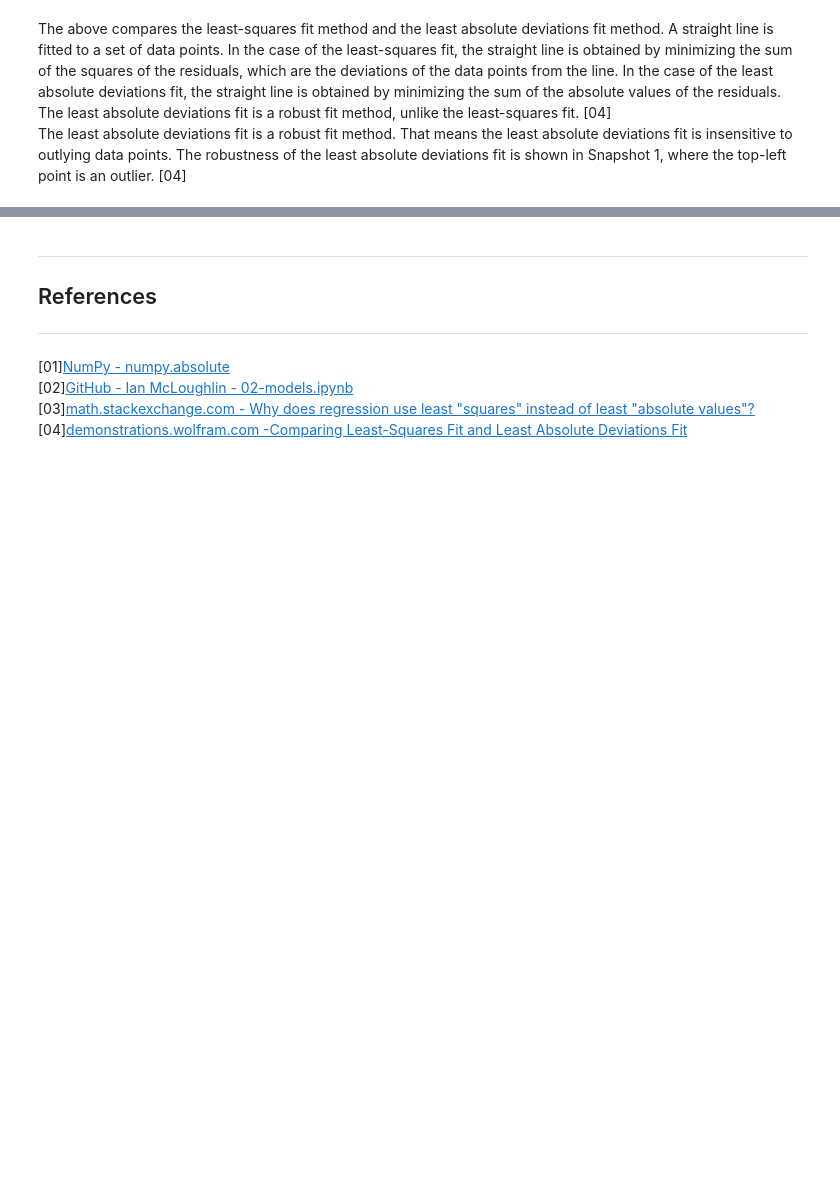
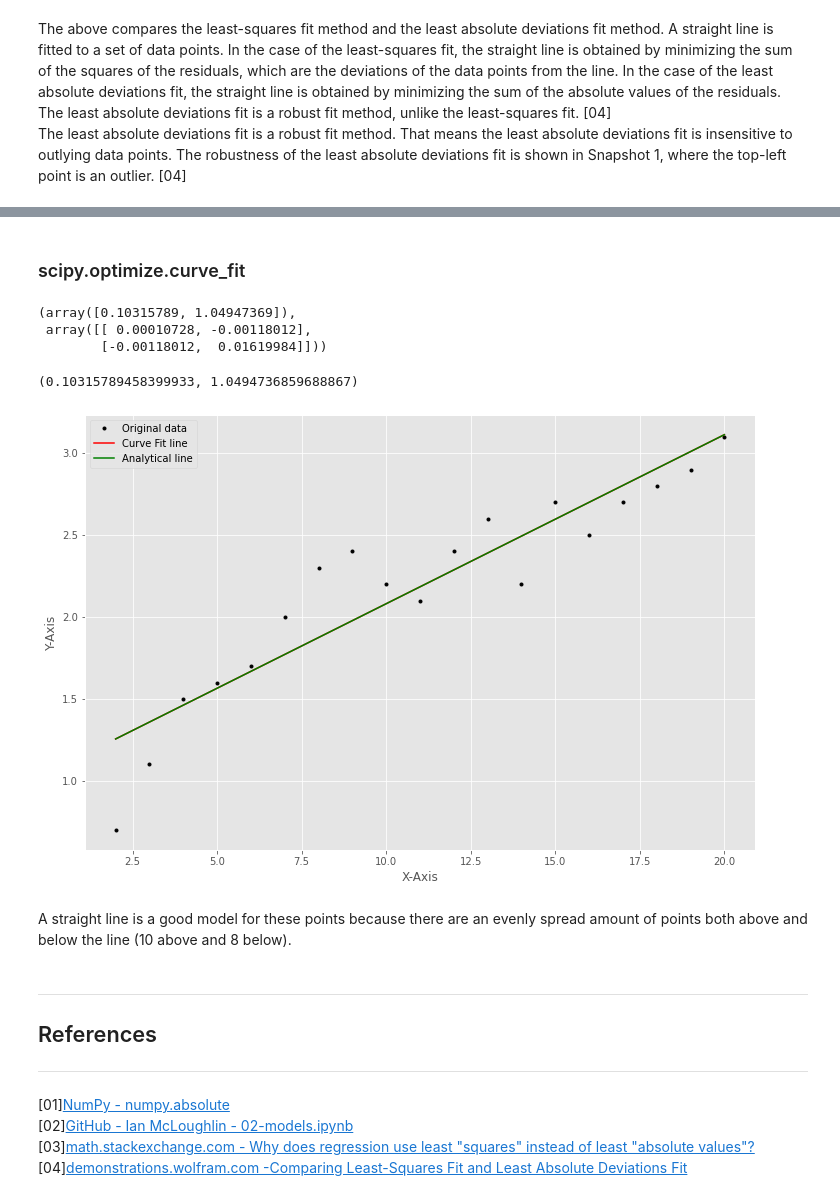
Before and after one commit to Cormac88/machine-learning-and-statistics, a Jupyter notebook: practicals/02-models-exercises.ipynb, the cells around one changed output, grey strips where cells are left out. Cells and saved outputs as stored; diff of their text form; code cells hidden in the pictures; blank space fills up the shorter version.

Commit message:
Added exercise 2 to the 02-models-exercises.ipynb notebook

```diff
--- a/practicals/02-models-exercises.ipynb
+++ b/practicals/02-models-exercises.ipynb
@@ -142,3 +254,40 @@ The least absolute deviations fit is a robust fit method. That means the least a
+# %% [markdown]
+### scipy.optimize.curve_fit
+# %%
+# Create the model function.
+def f(x, m, c):
+    return m * x + c
+# %%
+# Run curve_fit.
+result = so.curve_fit(f, x, y)
+result
+# %% [output]
+(array([0.10315789, 1.04947369]),
+ array([[ 0.00010728, -0.00118012],
+        [-0.00118012,  0.01619984]]))
+# %%
+# Pull out the parameters.
+m_f, c_f = result[0]
+# Print values.
+m_f, c_f
+# %% [output]
+(0.10315789458399933, 1.0494736859688867)
+# %%
+# Plot the best fit line from the optimization.
+fig, ax = plt.subplots()
+ax.plot(x, y, 'k.', label='Original data')
+ax.plot(x, m_f * x + c_f, 'r-', label='Curve Fit line')
+ax.plot(x, m_a * x + c_a, 'g-', label='Analytical line')
+plt.xlabel('X-Axis')
+plt.ylabel('Y-Axis')
+ax.legend()
+
+# Show the plot.
+plt.show()
+# %% [output]
+[figure, added]
+# %% [markdown]
+A straight line is a good model for these points because there are an evenly spread amount of points both above and below the line (10 above and 8 below).
 # %% [markdown]
 ***
 
```
Also changed, not shown: parts of 21 cells of this notebook.
